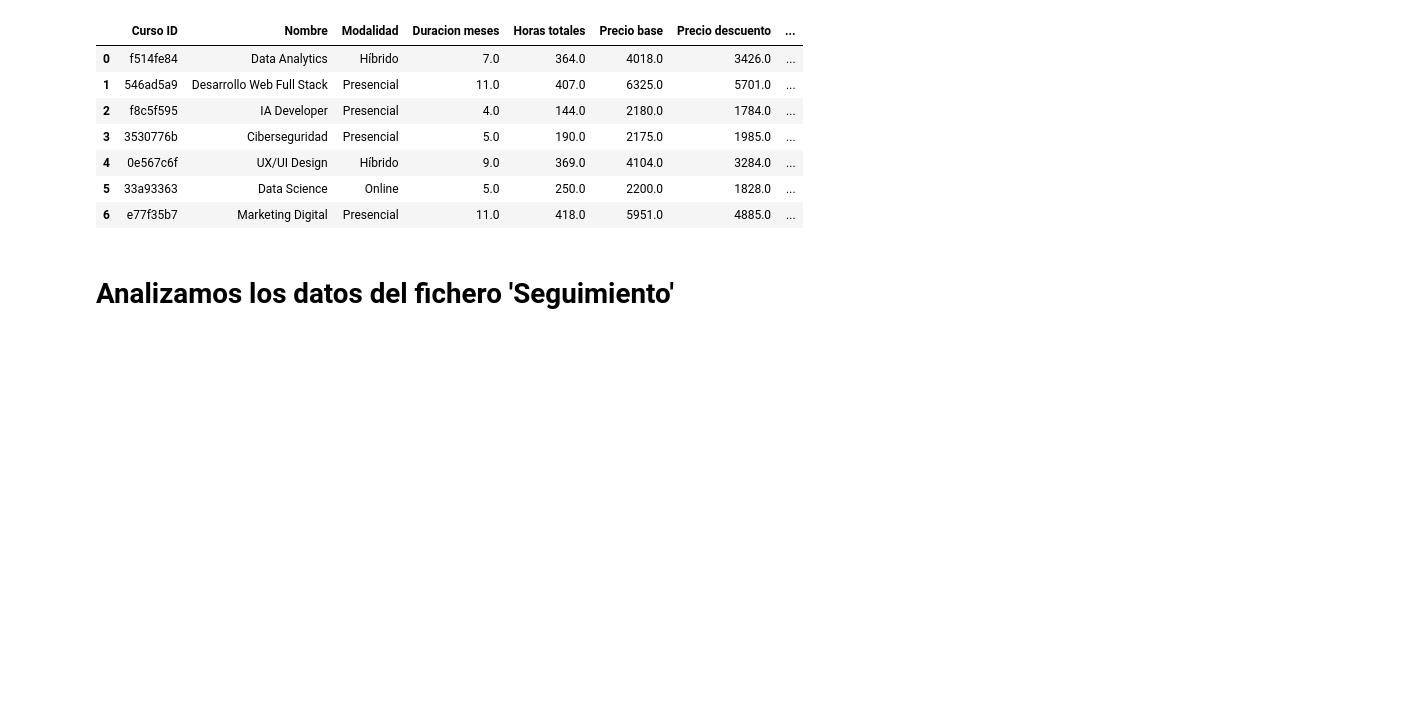
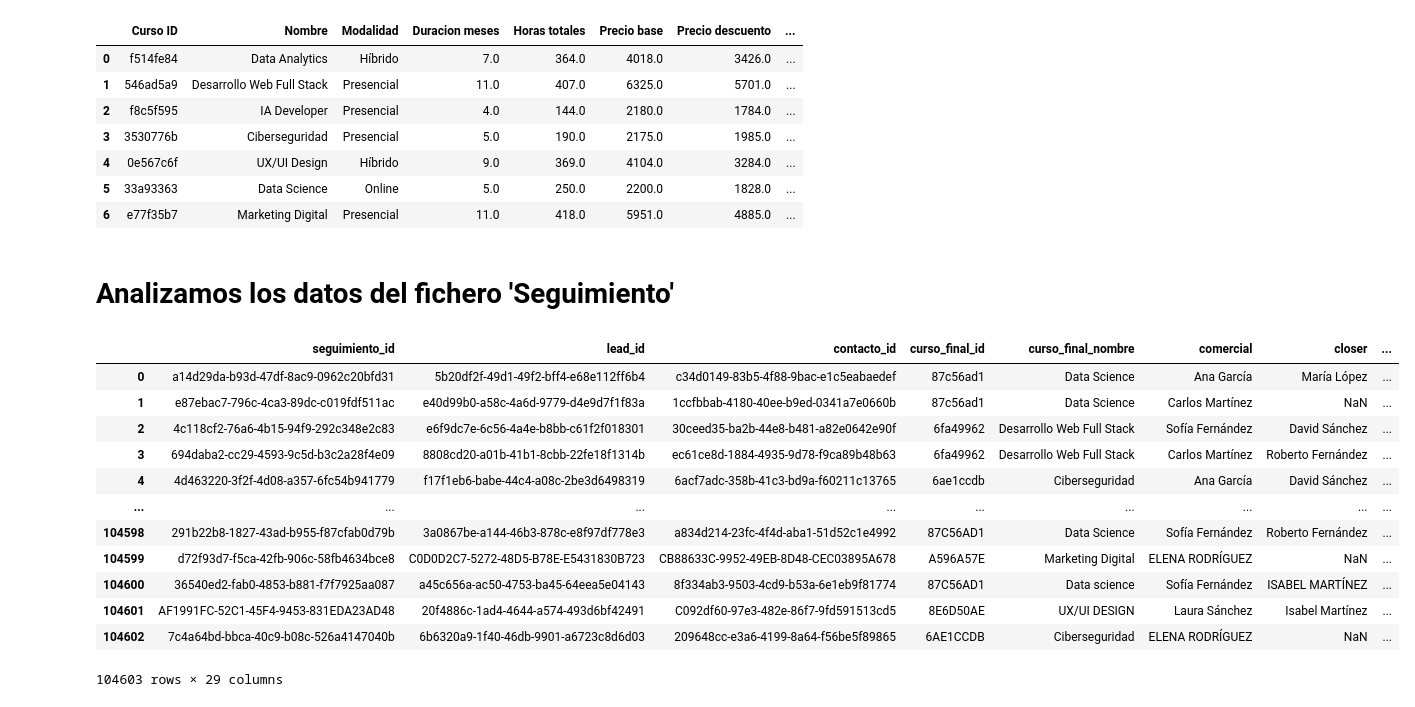
Before and after one commit to AntonioHackio/Proyecto_Final_Data, a Jupyter notebook: notebooks/eda_csv.ipynb, the cells around one changed output. Saved outputs shown, nothing was run; the diff lists cells and outputs as text; code cells hidden in the pictures; blank space fills up the shorter version.

```diff
--- a/notebooks/eda_csv.ipynb
+++ b/notebooks/eda_csv.ipynb
@@ -350,3 +350,25 @@ df_cursos
 | 6 | e77f35b7 | Marketing Digital | Presencial | 11.0 | 418.0 | 5951.0 | 4885.0 | ... |
 # %% [markdown]
 # Analizamos los datos del fichero 'Seguimiento'
+# %%
+df_seguimiento = pd.read_csv('../data/Seguimiento.csv',
+                          sep=';',
+                          header=0,
+                          index_col=False,
+                          encoding='utf-8')
+# %%
+df_seguimiento
+# %% [output]
+|  | seguimiento_id | lead_id | contacto_id | curso_final_id | curso_final_nombre | comercial | closer | ... |
+| 0 | a14d29da-b93d-47df-8ac9-0962c20bfd31 | 5b20df2f-49d1-49f2-bff4-e68e112ff6b4 | c34d0149-83b5-4f88-9bac-e1c5eabaedef | 87c56ad1 | Data Science | Ana García | María López | ... |
+| 1 | e87ebac7-796c-4ca3-89dc-c019fdf511ac | e40d99b0-a58c-4a6d-9779-d4e9d7f1f83a | 1ccfbbab-4180-40ee-b9ed-0341a7e0660b | 87c56ad1 | Data Science | Carlos Martínez | NaN | ... |
+| 2 | 4c118cf2-76a6-4b15-94f9-292c348e2c83 | e6f9dc7e-6c56-4a4e-b8bb-c61f2f018301 | 30ceed35-ba2b-44e8-b481-a82e0642e90f | 6fa49962 | Desarrollo Web Full Stack | Sofía Fernández | David Sánchez | ... |
+| 3 | 694daba2-cc29-4593-9c5d-b3c2a28f4e09 | 8808cd20-a01b-41b1-8cbb-22fe18f1314b | ec61ce8d-1884-4935-9d78-f9ca89b48b63 | 6fa49962 | Desarrollo Web Full Stack | Carlos Martínez | Roberto Fernández | ... |
+| 4 | 4d463220-3f2f-4d08-a357-6fc54b941779 | f17f1eb6-babe-44c4-a08c-2be3d6498319 | 6acf7adc-358b-41c3-bd9a-f60211c13765 | 6ae1ccdb | Ciberseguridad | Ana García | David Sánchez | ... |
+| ... | ... | ... | ... | ... | ... | ... | ... | ... |
+| 104598 | 291b22b8-1827-43ad-b955-f87cfab0d79b | 3a0867be-a144-46b3-878c-e8f97df778e3 | a834d214-23fc-4f4d-aba1-51d52c1e4992 | 87C56AD1 | Data Science | Sofía Fernández | Roberto Fernández | ... |
+| 104599 | d72f93d7-f5ca-42fb-906c-58fb4634bce8 | C0D0D2C7-5272-48D5-B78E-E5431830B723 | CB88633C-9952-49EB-8D48-CEC03895A678 | A596A57E | Marketing Digital | ELENA RODRÍGUEZ | NaN | ... |
+| 104600 | 36540ed2-fab0-4853-b881-f7f7925aa087 | a45c656a-ac50-4753-ba45-64eea5e04143 | 8f334ab3-9503-4cd9-b53a-6e1eb9f81774 | 87C56AD1 | Data science | Sofía Fernández | ISABEL MARTÍNEZ | ... |
+| 104601 | AF1991FC-52C1-45F4-9453-831EDA23AD48 | 20f4886c-1ad4-4644-a574-493d6bf42491 | C092df60-97e3-482e-86f7-9fd591513cd5 | 8E6D50AE | UX/UI DESIGN | Laura Sánchez | Isabel Martínez | ... |
+| 104602 | 7c4a64bd-bbca-40c9-b08c-526a4147040b | 6b6320a9-1f40-46db-9901-a6723c8d6d03 | 209648cc-e3a6-4199-8a64-f56be5f89865 | 6AE1CCDB | Ciberseguridad | ELENA RODRÍGUEZ | NaN | ... |
+104603 rows × 29 columns
```
Also changed, not shown: parts of 4 cells of this notebook, 1 other file.
